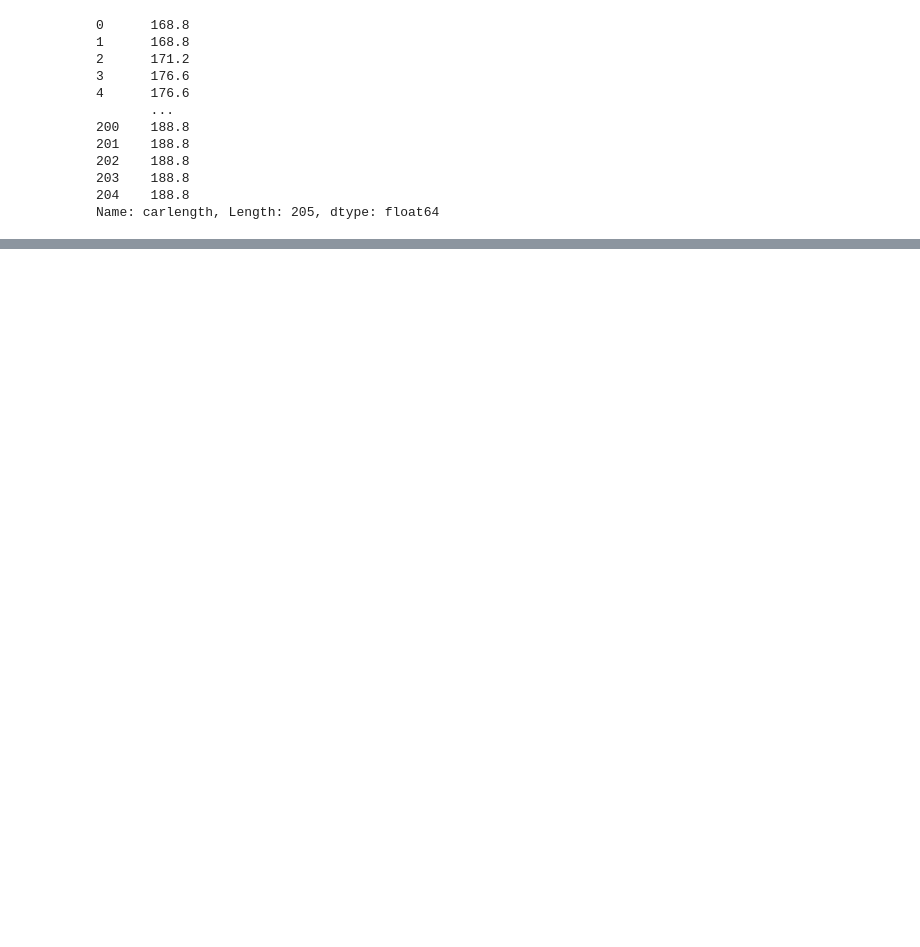
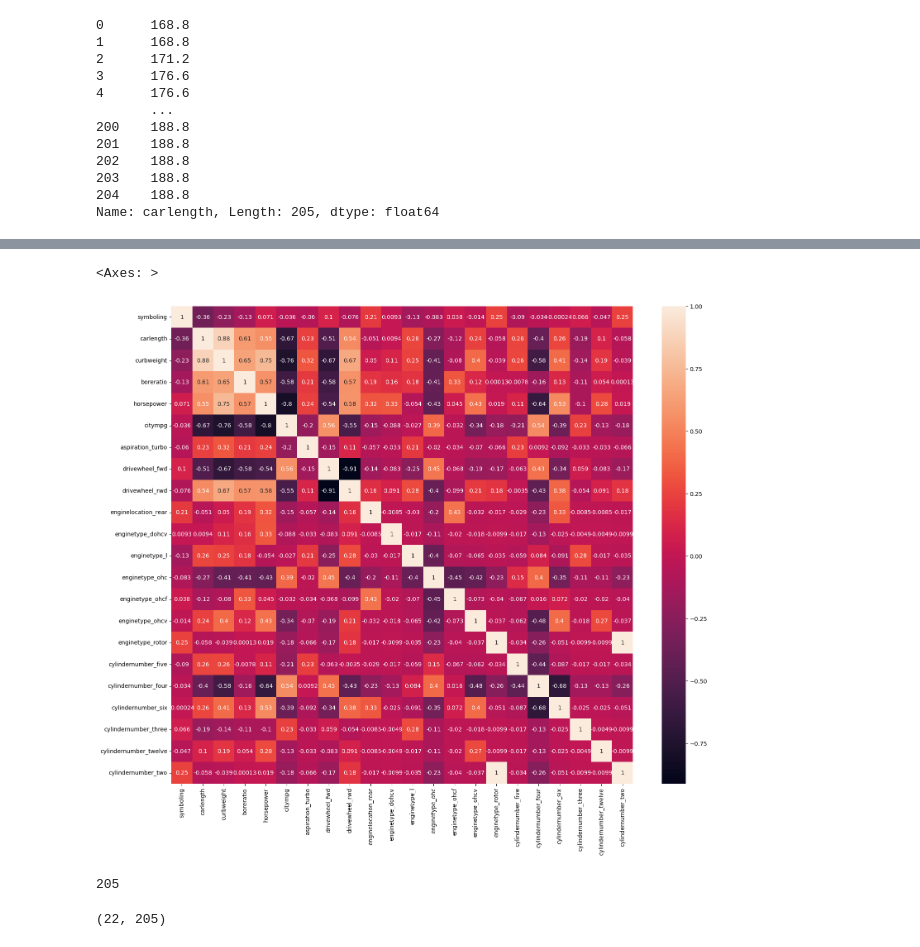
Before and after one commit to DCI-alxogm/ml2023-David-Nicolas364, a Jupyter notebook: Sep9/Ejercicio_9_sep.ipynb, the cells around one changed output, grey strips where cells are left out. Saved outputs shown, nothing was run; the diff lists cells and outputs as text; code cells hidden in the pictures; blank space fills up the shorter version.

```diff
--- a/Sep9/Ejercicio_9_sep.ipynb
+++ b/Sep9/Ejercicio_9_sep.ipynb
@@ -184,0 +168,4 @@ sns.boxplot(data=df, x=Lad[9], y="price")
+# %%
+#Define que variables numericas y categoricas usarás para crear tu modelo lineal.
+use_vars=["symboling","carlength", "curbweight", "boreratio", "horsepower","citympg","aspiration","drivewheel","enginelocation","enginetype","cylindernumber"]
+categorical_vars=["aspiration","drivewheel","enginelocation","enginetype","cylindernumber"]
@@ -184,0 +202,3 @@ sns.boxplot(data=df, x=Lad[9], y="price")
+# %%
+df=df[use_vars]
+df=pd.get_dummies(df,columns=categorical_vars,drop_first=True)
@@ -184,0 +222,6 @@ sns.boxplot(data=df, x=Lad[9], y="price")
+# %%
+fig,ax=plt.subplots(1,1,figsize=(18,15))
+sns.heatmap(df.corr(),annot=True)
+# %% [output]
+<Axes: >
+[figure, added]
@@ -184,0 +232,4 @@ sns.boxplot(data=df, x=Lad[9], y="price")
+# %%
+df["symboling"].size
+# %% [output]
+205
@@ -184,0 +245,4 @@ sns.boxplot(data=df, x=Lad[9], y="price")
+# %%
+XT.shape
+# %% [output]
+(22, 205)
```
Also changed, not shown: parts of 48 cells of this notebook.
